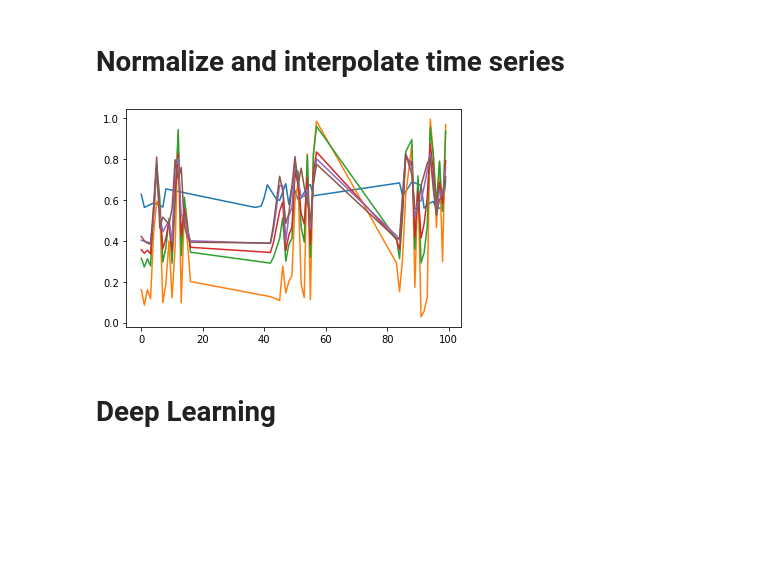
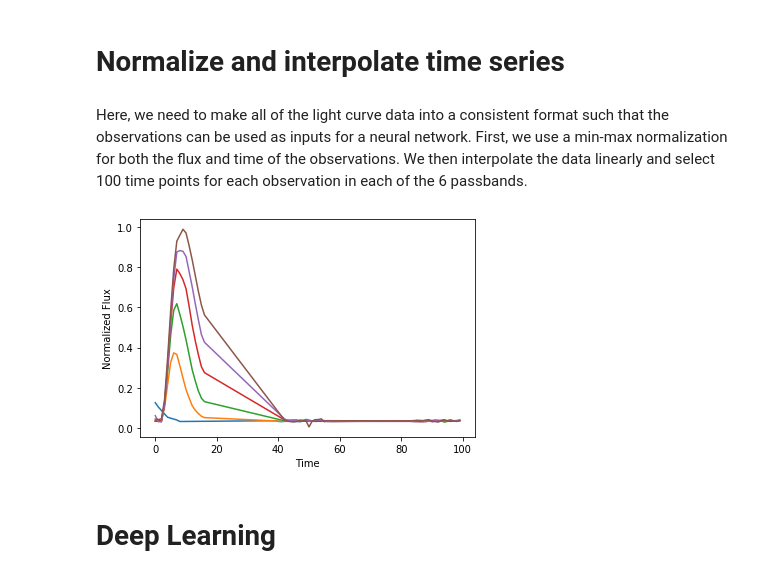
Before and after one commit to neerajkulk/ml_finalproj, a Jupyter notebook: Neil_CNN.ipynb, the cells around one changed output. Drawn from its saved outputs; the diff is of its cells as text; code cells hidden in the pictures; blank space fills up the shorter version.

```diff
--- a/Neil_CNN.ipynb
+++ b/Neil_CNN.ipynb
@@ -36,4 +40,6 @@ plt.show()
 [figure]
 # %% [markdown]
 # Normalize and interpolate time series
+# %% [markdown]
+Here, we need to make all of the light curve data into a consistent format such that the observations can be used as inputs for a neural network. First, we use a min-max normalization for both the flux and time of the observations. We then interpolate the data linearly and select 100 time points for each observation in each of the 6 passbands.
 # %%
@@ -67,9 +65,11 @@ for obj in tqdm(objs):
 # %%
 for passband in passbands:
-    plt.plot(np.arange(len(X[0][passband])), X[0][passband])
+    plt.plot(np.arange(len(X[200][passband])), X[200][passband])
+plt.xlabel('Time')
+plt.ylabel('Normalized Flux')
 plt.show()
 # %% [output]
-[figure, old version]
+[figure, new version]
 # %% [markdown]
 # Deep Learning
 # %%
```
Also changed, not shown: parts of 25 cells of this notebook.
